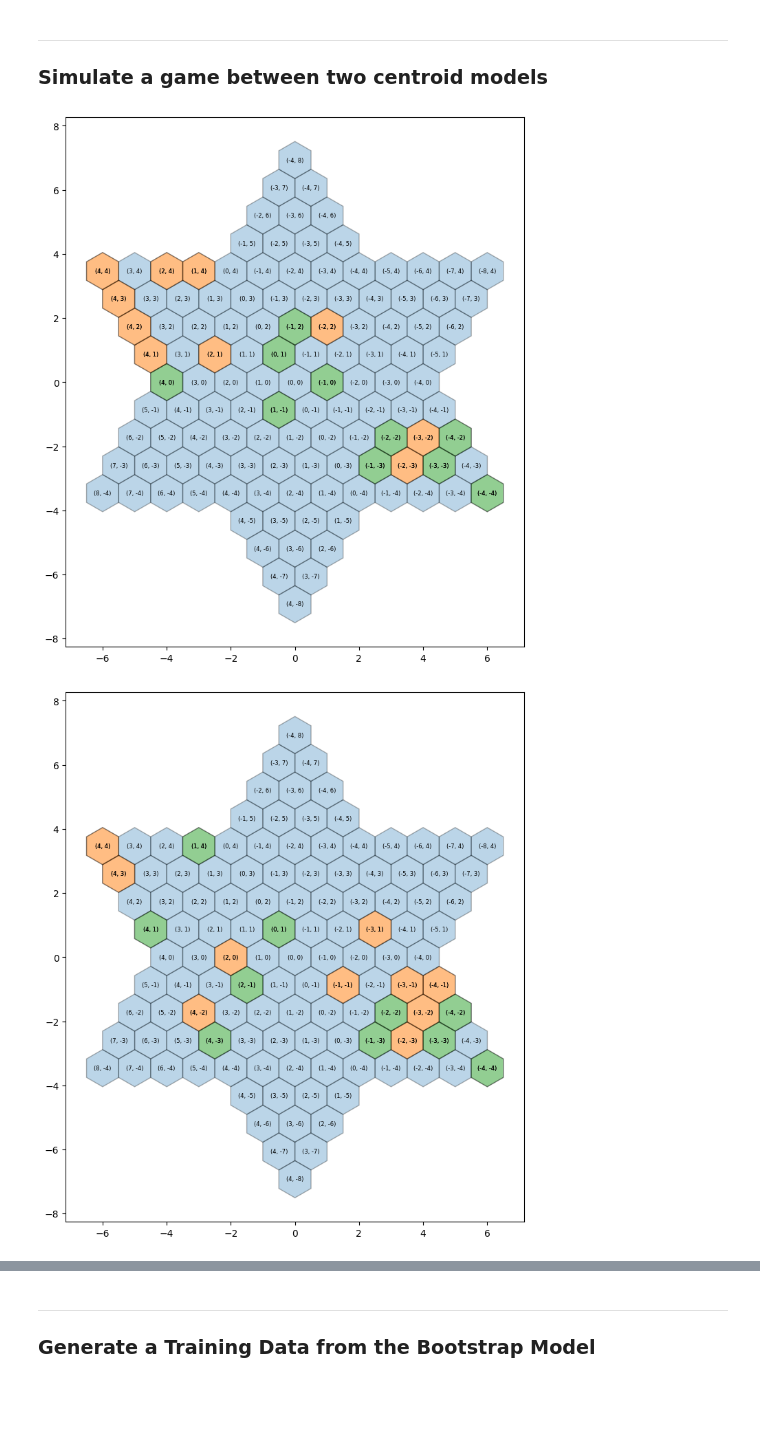
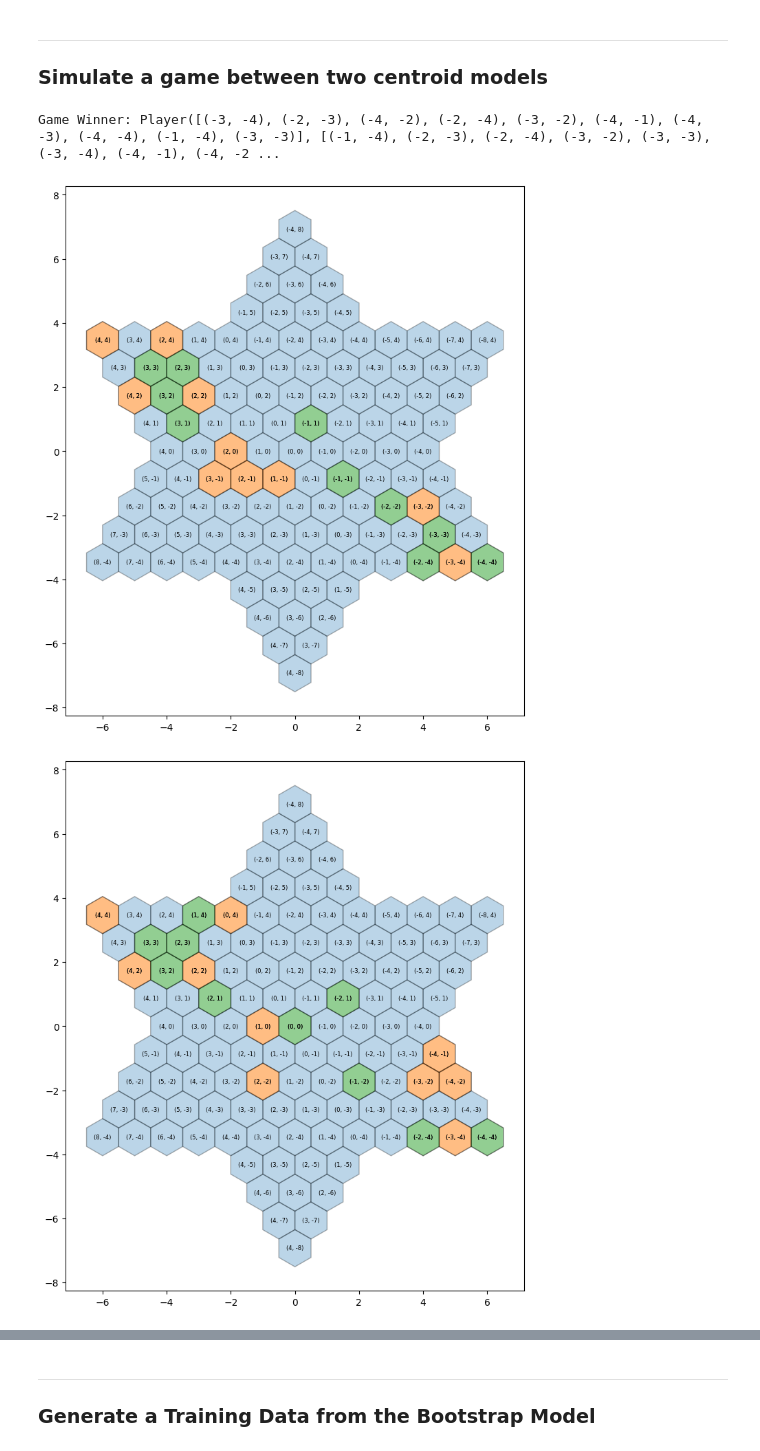
Before and after one commit to dakotacolorado/ChineseCheckersBot, a Jupyter notebook: notebooks/game_examples.ipynb, the cells around one changed output, grey strips where cells are left out. Cells and saved outputs as stored; diff of their text form; code cells hidden in the pictures; blank space fills up the shorter version.

```diff
--- a/game_examples.ipynb
+++ b/notebooks/game_examples.ipynb
@@ -26,10 +26,11 @@ printer.print_grid(
 # %%
 model_1 = BootstrapModel()
 model_2 = BootstrapModel()
-game_simulation = GameSimulation([model_1, model_2], print_period=40, print_coordinates=True)
+game_simulation = GameSimulation([model_1, model_2], print_period=40, show_coordinates=True)
 winner = game_simulation.simulate_game()
 game_simulation.game.print()
 print(f"Game Winner: {winner}")
 # %% [output]
+Game Winner: Player([(-3, -4), (-2, -3), (-4, -2), (-2, -4), (-3, -2), (-4, -1), (-4, -3), (-4, -4), (-1, -4), (-3, -3)], [(-1, -4), (-2, -3), (-2, -4), (-3, -2), (-3, -3), (-3, -4), (-4, -1), (-4, -2 ...
-[figure, old version]
+[figure, new version]
-[figure, old version]
+[figure, new version]
```
Also changed, not shown: parts of 4 cells of this notebook, 3 other files.
